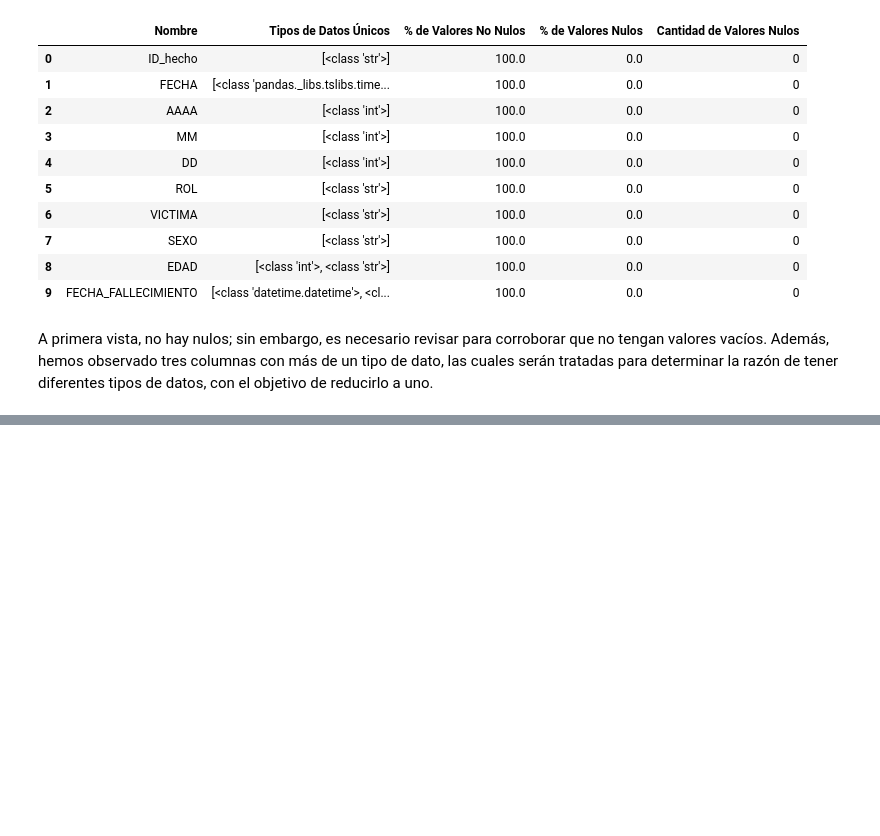
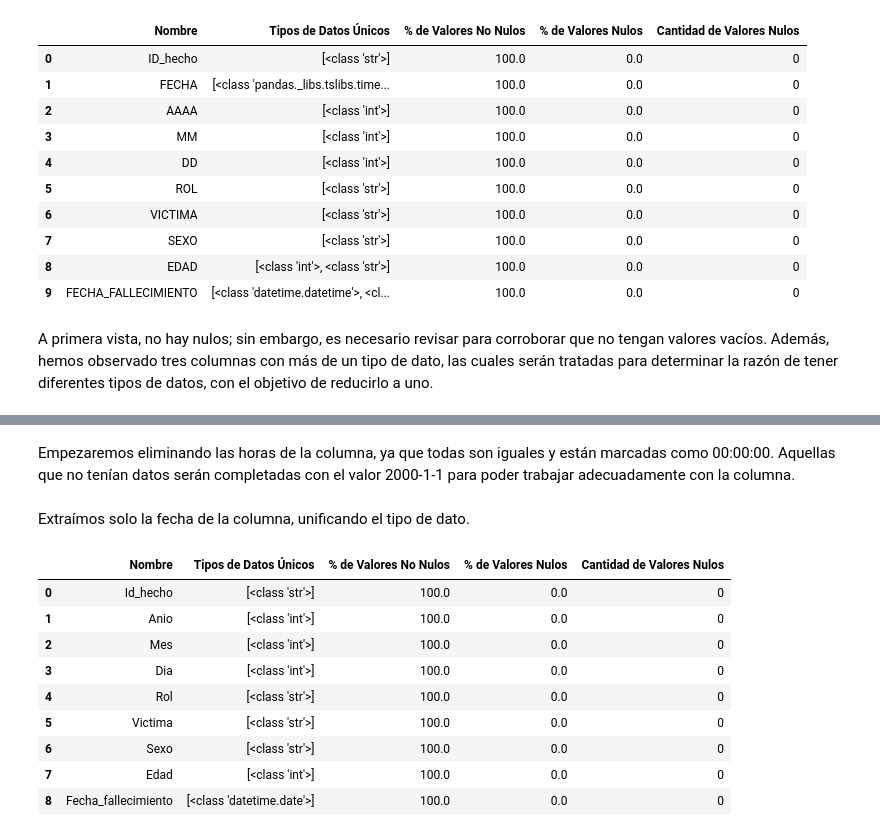
Before and after one commit to MaximilianoTauil/PI_Siniestros, a Jupyter notebook: ETL.ipynb, the cells around one changed output, grey strips where cells are left out. Cells and saved outputs as stored; diff of their text form; code cells hidden in the pictures; blank space fills up the shorter version.

```diff
--- a/ETL.ipynb
+++ b/ETL.ipynb
@@ -728,0 +785,5 @@ A primera vista, no hay nulos; sin embargo, es necesario revisar para corroborar
+# %%
+data_victimas['Edad'] = pd.to_numeric(data_victimas['Edad'],errors='coerce') # Pasamos a numerico para que maneje los datos "SD"
+media_edad = round((data_victimas['Edad']).mean())
+data_victimas['Edad'] = data_victimas['Edad'].fillna(media_edad)
+data_victimas['Edad'] = data_victimas['Edad'].astype(int) # Volvemos a tipo entero (int) los datos
@@ -728,0 +792,23 @@ A primera vista, no hay nulos; sin embargo, es necesario revisar para corroborar
+# %% [markdown]
+Empezaremos eliminando las horas de la columna, ya que todas son iguales y están marcadas como 00:00:00. Aquellas que no tenían datos serán completadas con el valor 2000-1-1 para poder trabajar adecuadamente con la columna.
+# %%
+data_victimas['Fecha_fallecimiento'] = pd.to_datetime(data_victimas['Fecha_fallecimiento'],errors='coerce') #Pasamos la columna a tipo datetime para manejar los nulos.
+# %%
+data_victimas['Fecha_fallecimiento'] = data_victimas['Fecha_fallecimiento'].fillna(pd.to_datetime('2000-1-1'))
+# %% [markdown]
+Extraímos solo la fecha de la columna, unificando el tipo de dato.
+# %%
+data_victimas['Fecha_fallecimiento'] = data_victimas['Fecha_fallecimiento'].dt.date
+# %%
+Herr.analizar_datos(data_victimas)
+# %% [output]
+|  | Nombre | Tipos de Datos Únicos | % de Valores No Nulos | % de Valores Nulos | Cantidad de Valores Nulos |
+| 0 | Id_hecho | [<class 'str'>] | 100.0 | 0.0 | 0 |
+| 1 | Anio | [<class 'int'>] | 100.0 | 0.0 | 0 |
+| 2 | Mes | [<class 'int'>] | 100.0 | 0.0 | 0 |
+| 3 | Dia | [<class 'int'>] | 100.0 | 0.0 | 0 |
+| 4 | Rol | [<class 'str'>] | 100.0 | 0.0 | 0 |
+| 5 | Victima | [<class 'str'>] | 100.0 | 0.0 | 0 |
+| 6 | Sexo | [<class 'str'>] | 100.0 | 0.0 | 0 |
+| 7 | Edad | [<class 'int'>] | 100.0 | 0.0 | 0 |
+| 8 | Fecha_fallecimiento | [<class 'datetime.date'>] | 100.0 | 0.0 | 0 |
```
Also changed, not shown: parts of 14 cells of this notebook.
